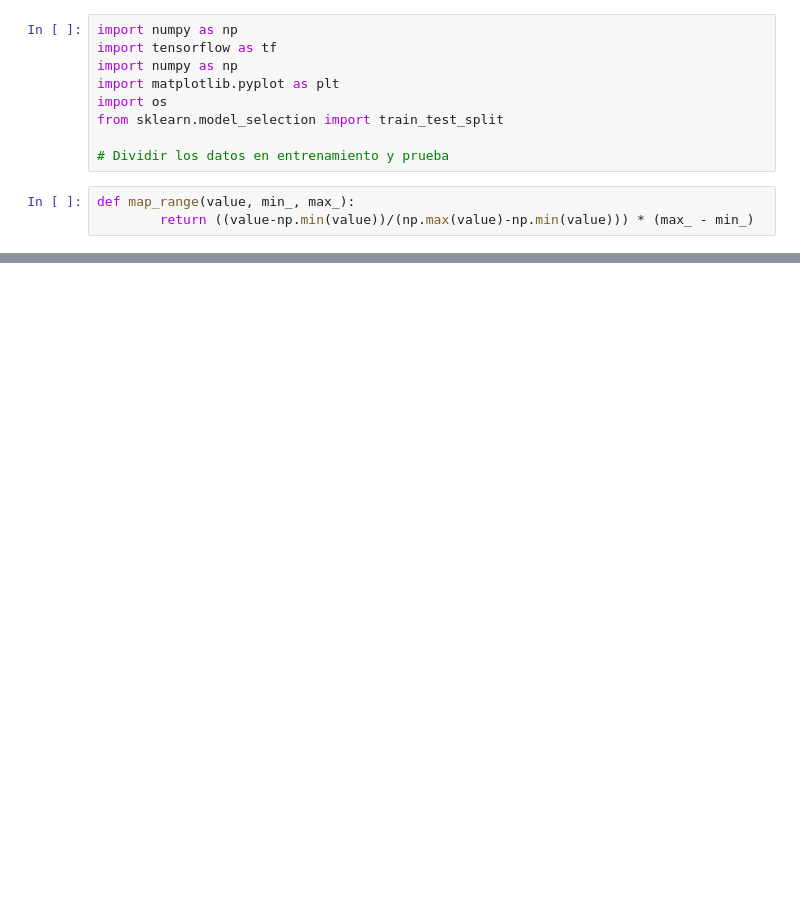
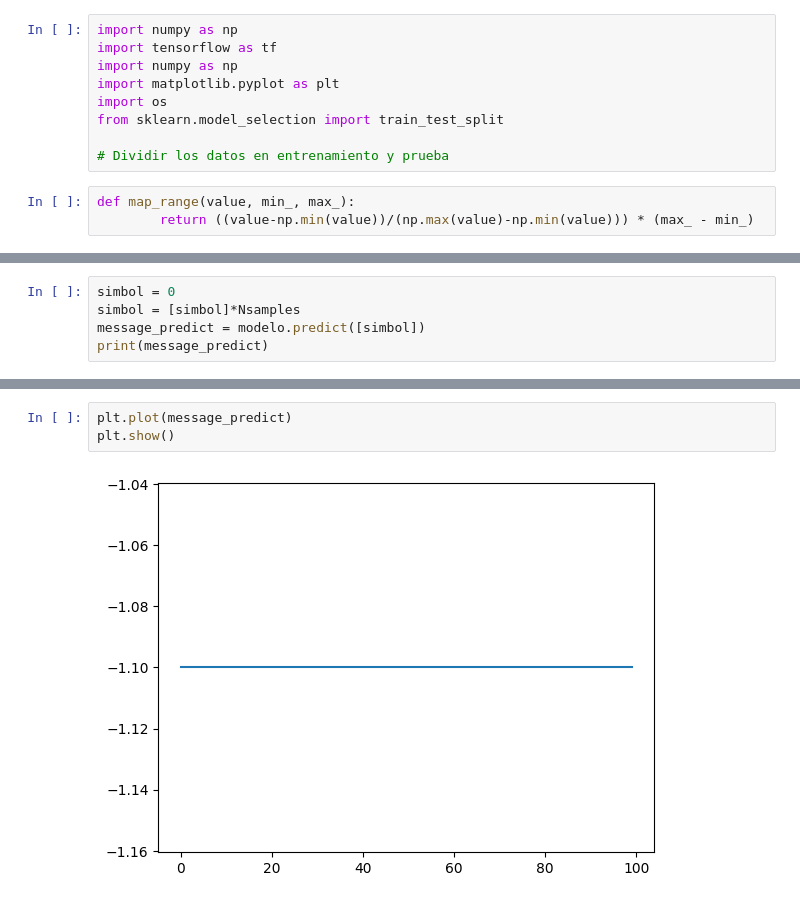
Before and after one commit to JCardenas05/Teoria_Se-ales, a Jupyter notebook: Taller_5/Taller_Red_5.ipynb, the cells around one changed output, grey strips where cells are left out. Saved outputs shown, nothing was run; the diff lists cells and outputs as text; blank space fills up the shorter version.

```diff
--- a/Taller_5/Taller_Red_5.ipynb
+++ b/Taller_5/Taller_Red_5.ipynb
@@ -180,0 +206,5 @@ Original: 0 - Reconstruida: [0.81922126 0.18077867]
+# %%
+simbol = 0
+simbol = [simbol]*Nsamples
+message_predict = modelo.predict([simbol])
+print(message_predict)
@@ -181,3 +224,8 @@ Original: 0 - Reconstruida: [0.81922126 0.18077867]
+# %%
+plt.plot(message_predict)
+plt.show()
+# %% [output]
+[figure, added]
 # %%
 plt.hist(message_predict)
 # %% [output]
```
Also changed, not shown: parts of 8 cells of this notebook, 2 other files.
